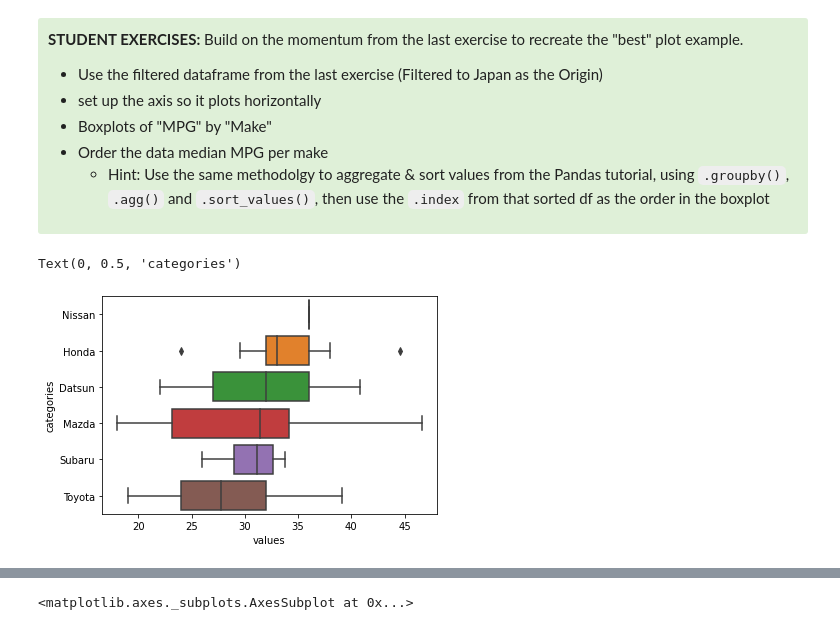
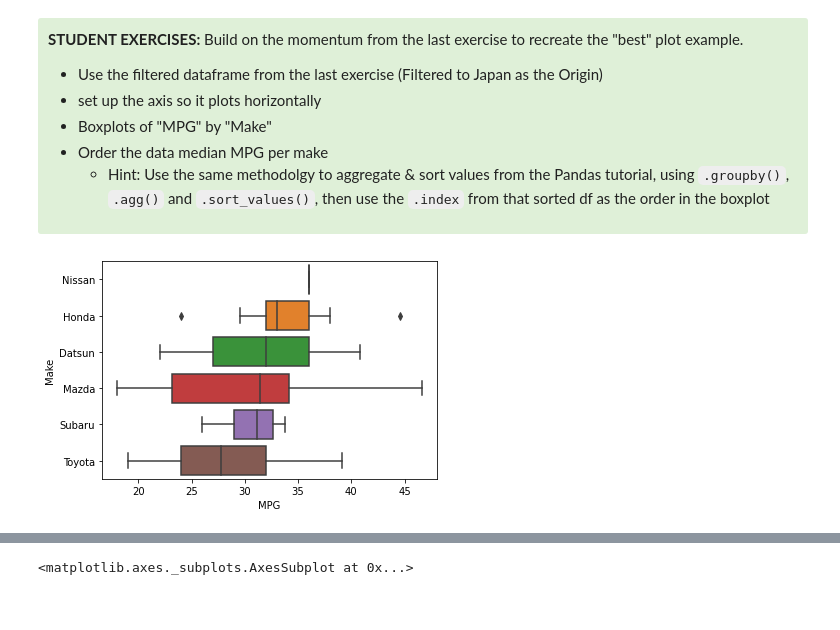
Before and after one commit to AllenInstitute/swdb_2022, a Jupyter notebook: PythonBootcamp/additional_notebooks/07_Introduction_to_Data_Visualization.ipynb, the cells around one changed output, grey strips where cells are left out. Cells and saved outputs as stored; diff of their text form; code cells hidden in the pictures.

```diff
--- a/PythonBootcamp/additional_notebooks/07_Introduction_to_Data_Visualization.ipynb
+++ b/PythonBootcamp/additional_notebooks/07_Introduction_to_Data_Visualization.ipynb
@@ -195,7 +221,7 @@ import matplotlib.pyplot as plt
 <a id='load_dataset'></a>
 # %%
 # load the data
-csv_path = os.path.join('support_files/datasets', "cars_dataset.csv",)
+csv_path = os.path.join('support_files', 'datasets', 'cars_dataset.csv')
 cars = pd.read_csv(csv_path)
 
 # view the data
@@ -466,21 +515,19 @@ Build on the momentum from the last exercise to recreate the "best" plot example
 # %%
 # SOLUTION:
 
 # sorting the values
-df_agg = japan_cars[['Make','MPG']].groupby('Make').agg(['median'])
-df_agg.sort_values(by=[('MPG', 'median')], ascending = False, inplace=True)
+make_agg = japan_cars[['Make','MPG']].groupby('Make').agg(['median'])
+make_agg.sort_values(by=[('MPG', 'median')], ascending = False, inplace=True)
 
 # making the plot
 fig, ax = plt.subplots()
-ax = sns.boxplot(x = "MPG",
+ax = sns.boxplot(data = japan_cars,
+                 x = "MPG",
                  y = "Make",
-                 order = df_agg.index,
-                 data = japan_cars)
-ax.set_xlabel('values')
-ax.set_ylabel('categories')
+                 order = make_agg.index,
+                 )
 # %% [output]
-Text(0, 0.5, 'categories')
-[figure, old version]
+[figure, new version]
 # %% [markdown]
 <a id='violin'></a>
 # %% [markdown]
```
Also changed, not shown: parts of 50 cells of this notebook.
